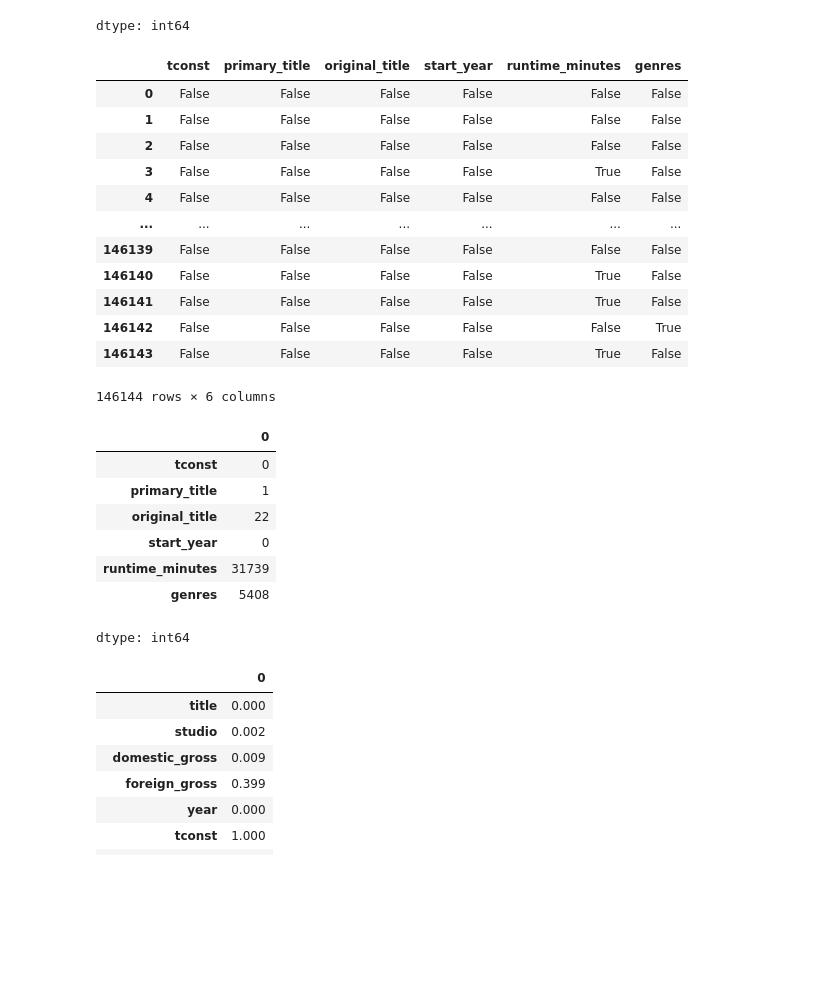
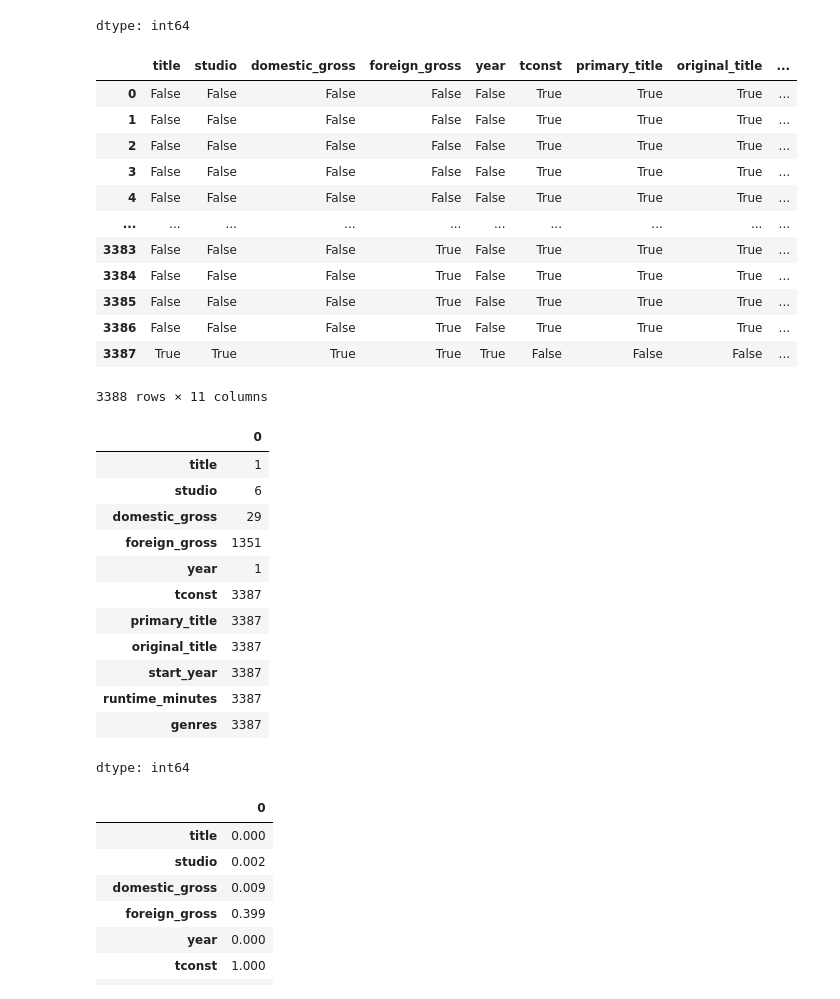
Before and after one commit to Ella244-18/phase-1-project, a Jupyter notebook: student.ipynb, the cells around one changed output. Cells and saved outputs as stored; diff of their text form; code cells hidden in the pictures; blank space fills up the shorter version.

```diff
--- a/student.ipynb
+++ b/student.ipynb
@@ -294,32 +294,37 @@ combined_df.nunique()
 dtype: int64
 # %%
 # Check the missing values
-df.isna()
+combined_df.isna()
 # %% [output]
-|  | tconst | primary_title | original_title | start_year | runtime_minutes | genres |
-| 0 | False | False | False | False | False | False |
-| 1 | False | False | False | False | False | False |
-| 2 | False | False | False | False | False | False |
-| 3 | False | False | False | False | True | False |
-| 4 | False | False | False | False | False | False |
-| ... | ... | ... | ... | ... | ... | ... |
-| 146139 | False | False | False | False | False | False |
-| 146140 | False | False | False | False | True | False |
-| 146141 | False | False | False | False | True | False |
-| 146142 | False | False | False | False | False | True |
-| 146143 | False | False | False | False | True | False |
+|  | title | studio | domestic_gross | foreign_gross | year | tconst | primary_title | original_title | ... |
+| 0 | False | False | False | False | False | True | True | True | ... |
+| 1 | False | False | False | False | False | True | True | True | ... |
+| 2 | False | False | False | False | False | True | True | True | ... |
+| 3 | False | False | False | False | False | True | True | True | ... |
+| 4 | False | False | False | False | False | True | True | True | ... |
+| ... | ... | ... | ... | ... | ... | ... | ... | ... | ... |
+| 3383 | False | False | False | True | False | True | True | True | ... |
+| 3384 | False | False | False | True | False | True | True | True | ... |
+| 3385 | False | False | False | True | False | True | True | True | ... |
+| 3386 | False | False | False | True | False | True | True | True | ... |
+| 3387 | True | True | True | True | True | False | False | False | ... |
-146144 rows × 6 columns
+3388 rows × 11 columns
 # %%
 # Total number of missing values
-df.isna().sum()
+combined_df.isna().sum()
 # %% [output]
 |  | 0 |
-| tconst | 0 |
-| primary_title | 1 |
-| original_title | 22 |
-| start_year | 0 |
-| runtime_minutes | 31739 |
-| genres | 5408 |
+| title | 1 |
+| studio | 6 |
+| domestic_gross | 29 |
+| foreign_gross | 1351 |
+| year | 1 |
+| tconst | 3387 |
+| primary_title | 3387 |
+| original_title | 3387 |
+| start_year | 3387 |
+| runtime_minutes | 3387 |
+| genres | 3387 |
 dtype: int64
 # %%
 #Check the proportion of missing values per column
```
Also changed, not shown: parts of 4 cells of this notebook.
